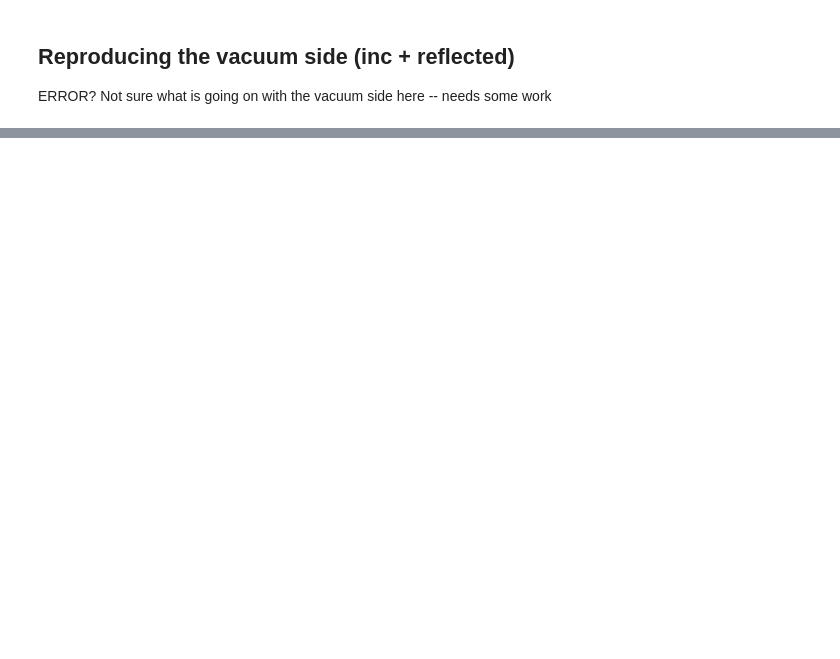
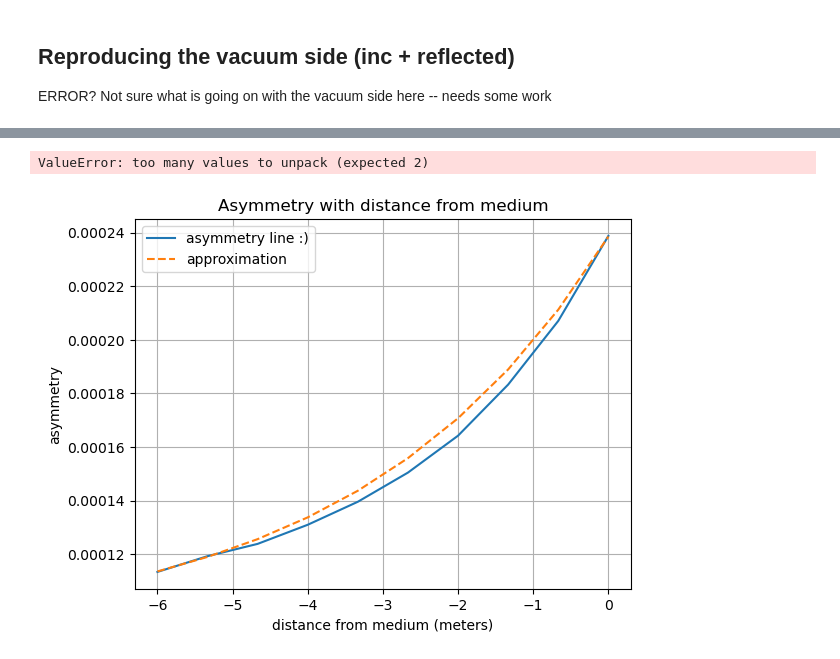
Before and after one commit to Nathan-Gershengorn/CnuB-optics, a Jupyter notebook: main_tests_Nathan.ipynb, the cells around one changed output, grey strips where cells are left out. Cells and saved outputs as stored; diff of their text form; code cells hidden in the pictures; blank space fills up the shorter version.

Commit message:
added numerical and analytical graphing tools

```diff
--- a/main_tests_Nathan.ipynb
+++ b/main_tests_Nathan.ipynb
@@ -247,0 +241,51 @@ fig.savefig("plots/asymmetry_in_medium.pdf", dpi=400)
+# %%
+z_vals = np.linspace(0, 6, 10)
+
+# Calculate y values for the first set of data using integral_fxn_1
+integral_values_1 = [cnub.tools.integral_fxn_1_separate(z)[0] for z in z_vals]  # Using [0] to get the first integral value
+
+# Calculate y values for the second set of data using integral_fxn_1
+integral_values_2 = [cnub.tools.integral_fxn_1_separate(z)[1] for z in z_vals]  # Using [1] to get the second integral value
+
+combined=[]
+for i, j in integral_values_1, integral_values_2:
+    combined.append(i+j)
+
+# Create the plot with multiple lines
+plt.plot(z_vals, integral_values_1, label="Integral 1")
+plt.plot(z_vals, integral_values_2, label="Integral 2")
+plt.plot(z_vals, combined)
+
+# Customize the plot
+plt.xlabel("distance from medium (meters)")
+plt.ylabel("asymmetry")
+plt.title("Asymmetry with distance from medium")
+plt.grid(True)
+plt.legend()
+
+# Show the plot
+plt.show()
+# %% [output]
+ValueError: too many values to unpack (expected 2)
+# %%
+z_vals = np.linspace(-6, 0, 10)
+
+# Calculate y values for the first set of data using integral_fxn_1
+integral_values = [cnub.tools.integral_vac_gamma(z) for z in z_vals]
+
+
+# Create the plot with multiple lines
+plt.plot(z_vals, integral_values, label="asymmetry line :)")
+plt.plot(z_vals, cnub.tools.analytical_approximation(z_vals), ls='--', label='approximation')
+
+# Customize the plot
+plt.xlabel("distance from medium (meters)")
+plt.ylabel("asymmetry")
+plt.title("Asymmetry with distance from medium")
+plt.grid(True)
+plt.legend()
+
+# Show the plot
+plt.show()
+# %% [output]
+[figure, added]
```
Also changed, not shown: parts of 4 cells of this notebook, 4 other files.
